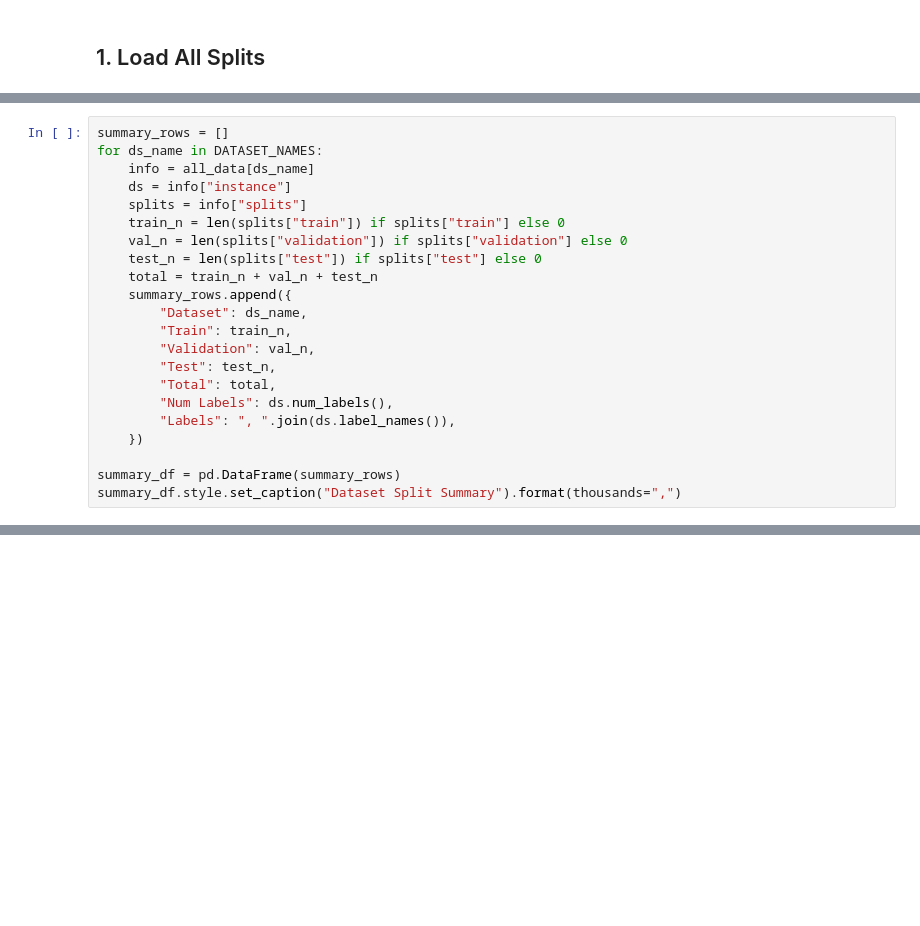
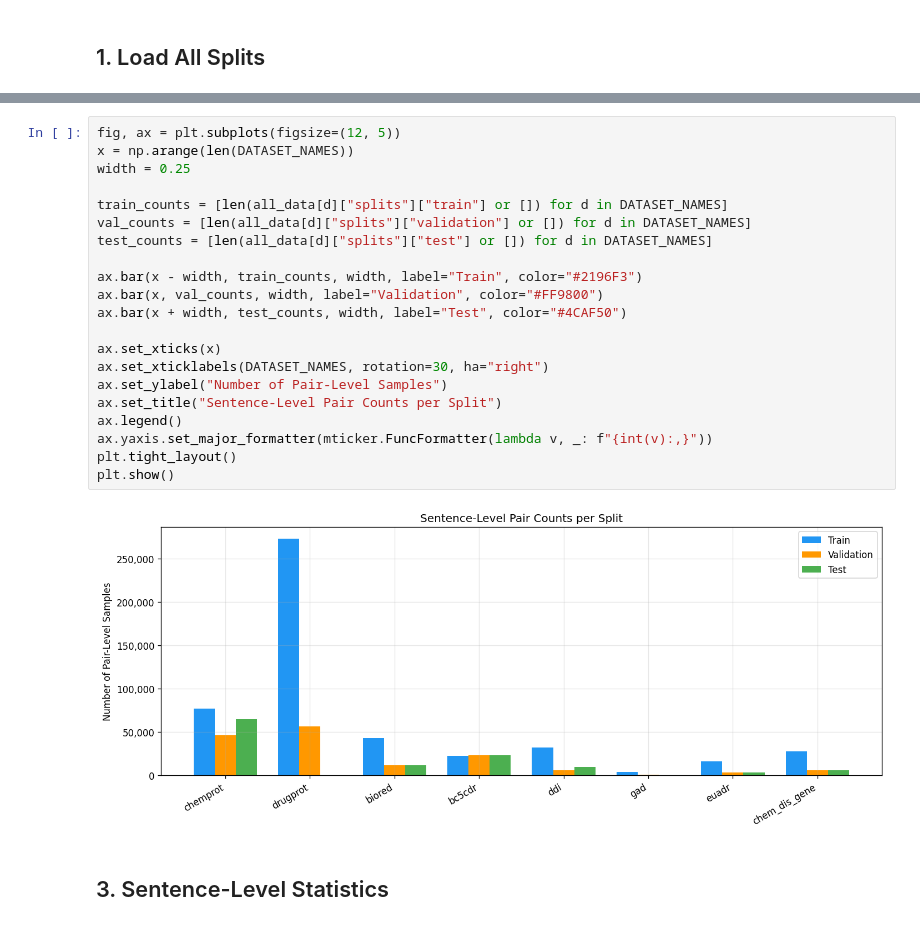
Before and after one commit to Basel-Alshaikhdeeb/medre-bench, a Jupyter notebook: notebooks/dataset_exploration.ipynb, the cells around one changed output, grey strips where cells are left out. Saved outputs shown, nothing was run; the diff lists cells and outputs as text; blank space fills up the shorter version.

Commit message:
Update notebooks for sentence-level preprocessing, ROC-AUC, and Tomek validation

```diff
--- a/notebooks/dataset_exploration.ipynb
+++ b/notebooks/dataset_exploration.ipynb
@@ -68,22 +65,0 @@ print("\nAll datasets loaded.")
-# %%
-summary_rows = []
-for ds_name in DATASET_NAMES:
-    info = all_data[ds_name]
-    ds = info["instance"]
-    splits = info["splits"]
-    train_n = len(splits["train"]) if splits["train"] else 0
-    val_n = len(splits["validation"]) if splits["validation"] else 0
-    test_n = len(splits["test"]) if splits["test"] else 0
-    total = train_n + val_n + test_n
-    summary_rows.append({
-        "Dataset": ds_name,
-        "Train": train_n,
-        "Validation": val_n,
-        "Test": test_n,
-        "Total": total,
-        "Num Labels": ds.num_labels(),
-        "Labels": ", ".join(ds.label_names()),
-    })
-
-summary_df = pd.DataFrame(summary_rows)
-summary_df.style.set_caption("Dataset Split Summary").format(thousands=",")
@@ -399,0 +138,25 @@ comparison_df
+# %%
+fig, ax = plt.subplots(figsize=(12, 5))
+x = np.arange(len(DATASET_NAMES))
+width = 0.25
+
+train_counts = [len(all_data[d]["splits"]["train"] or []) for d in DATASET_NAMES]
+val_counts = [len(all_data[d]["splits"]["validation"] or []) for d in DATASET_NAMES]
+test_counts = [len(all_data[d]["splits"]["test"] or []) for d in DATASET_NAMES]
+
+ax.bar(x - width, train_counts, width, label="Train", color="#2196F3")
+ax.bar(x, val_counts, width, label="Validation", color="#FF9800")
+ax.bar(x + width, test_counts, width, label="Test", color="#4CAF50")
+
+ax.set_xticks(x)
+ax.set_xticklabels(DATASET_NAMES, rotation=30, ha="right")
+ax.set_ylabel("Number of Pair-Level Samples")
+ax.set_title("Sentence-Level Pair Counts per Split")
+ax.legend()
+ax.yaxis.set_major_formatter(mticker.FuncFormatter(lambda v, _: f"{int(v):,}"))
+plt.tight_layout()
+plt.show()
+# %% [output]
+[figure, added]
+# %% [markdown]
+## 3. Sentence-Level Statistics
```
Also changed, not shown: parts of 38 cells of this notebook, 2 other files.
